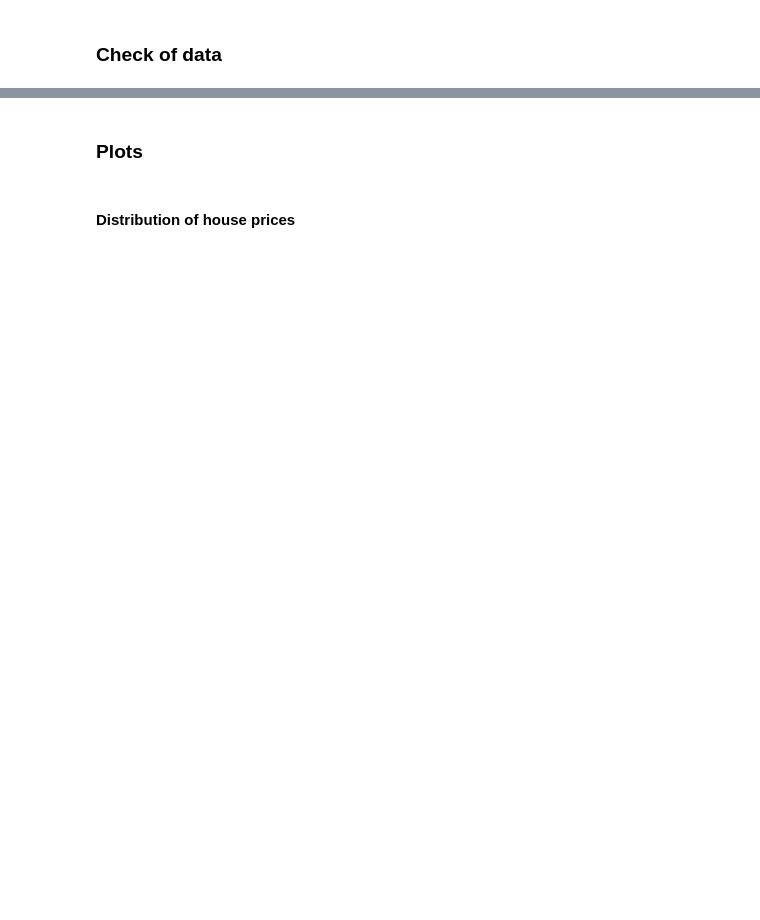
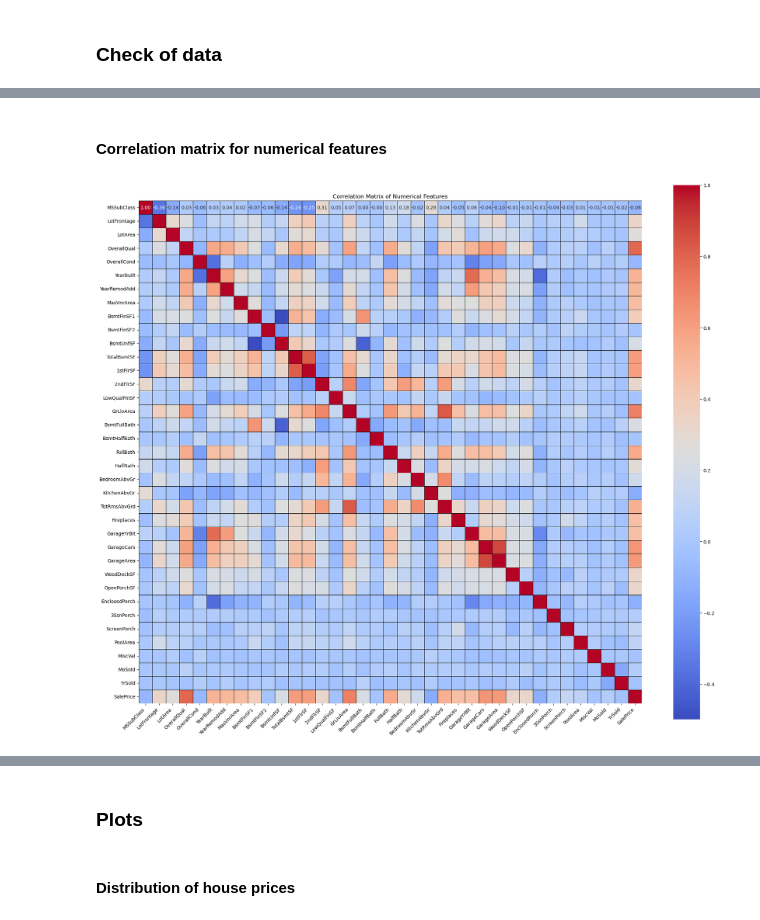
Before and after one commit to boraaktas/COMP4433-Team_Project, a Jupyter notebook: EDA.ipynb, the cells around one changed output, grey strips where cells are left out. Cells and saved outputs as stored; diff of their text form; code cells hidden in the pictures; blank space fills up the shorter version.

```diff
--- a/EDA.ipynb
+++ b/EDA.ipynb
@@ -57,0 +104,3 @@ plt.show()
+# %%
+train1_df = train_df.copy()
+train1_df = train1_df.drop(['PoolQC', 'MiscFeature', 'Alley', 'Fence', 'Id'], axis = 1)
@@ -57,0 +181,14 @@ plt.show()
+# %% [markdown]
+#### Correlation matrix for numerical features
+# %%
+num_df_tmp = num_features_df.copy()
+corr = num_features_df.corr()
+plt.figure(figsize=(20,20))
+sns.heatmap(corr, annot = True, fmt=".2f", cmap='coolwarm', square=True, cbar_kws={"shrink": .8},linewidths=.5, linecolor='black' )
+plt.title('Correlation Matrix of Numerical Features')
+plt.xticks(rotation=45, ha='right')
+plt.yticks(rotation=0)
+plt.tight_layout()
+plt.show()
+# %% [output]
+[figure, added]
```
Also changed, not shown: parts of 34 cells of this notebook.
